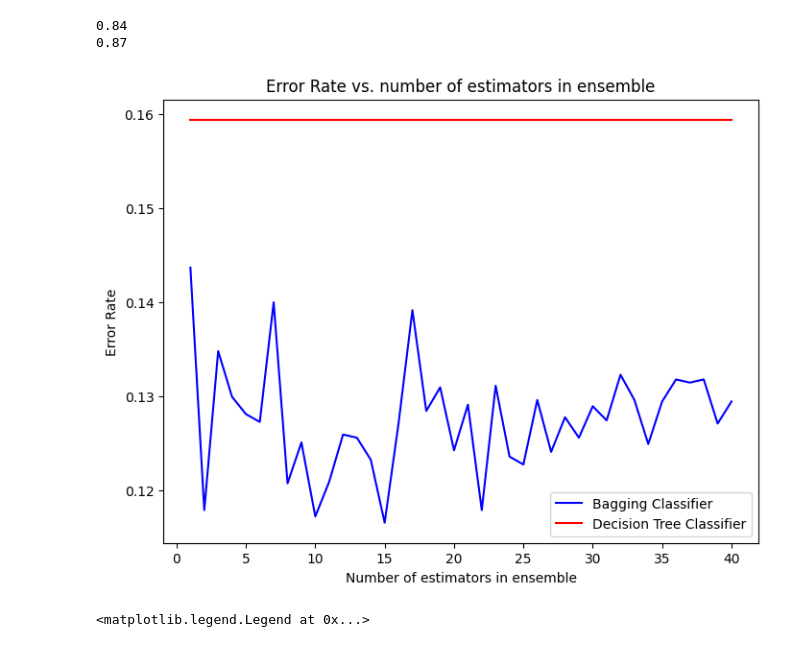
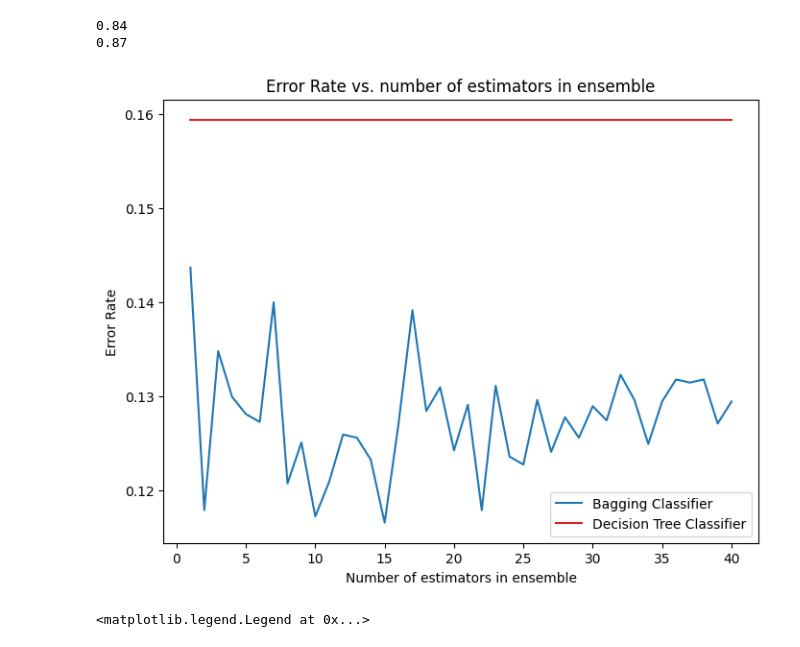
Before and after one commit to rlarg/machine-learning-cw, a Jupyter notebook: activity_recognition_task2_.ipynb, the cells around one changed output. Saved outputs shown, nothing was run; the diff lists cells and outputs as text; code cells hidden in the pictures.

```diff
--- a/activity_recognition_task2_.ipynb
+++ b/activity_recognition_task2_.ipynb
@@ -217,28 +210,16 @@ def bagging_predict(test_data, all_models):
 # %%
-import matplotlib.pyplot as plt
 from sklearn.metrics import zero_one_loss
 from sklearn.ensemble import BaggingClassifier
 
 error_rates = []
+model_range = range(1, 11)
 
-model_range = range(1, 31)
-
-for n_models in model_range:
+for model in model_range:
     bagging_clf = BaggingClassifier(
         estimator=DecisionTreeClassifier(),
-        n_estimators=n_models,
+        n_estimators=model,
         random_state=42
     ).fit(X_tr, y_tr)
-
     y_pred = bagging_clf.predict(X_test)
     error_rate = zero_one_loss(y_test, y_pred)
     error_rates.append(error_rate)
-
-# Plot error rates
-plt.figure(figsize=(10, 6))
-plt.plot(model_range, error_rates)
-plt.xlabel('Number of Base Models')
-plt.ylabel('Error Rate')
-# plt.title('Error Rate vs. Number of Base Models in Bagging')
-# plt.grid(True)
-plt.show()
@@ -304,12 +291,11 @@ accuracy_bagging = []
 accuracy_decision_tree = []
 
 num_models = range(1, 41)
-# print(models_ranges)
 
-for n_models in num_models:
+for models in num_models:
         bagging_clf = BaggingClassifier(
             estimator=DecisionTreeClassifier(random_state=42),
-            n_estimators=n_models
+            n_estimators=models
         ).fit(X_tr, y_tr)
 
         accuracy_bagging.append(bagging_clf.score(X_test, y_test))
@@ -318,7 +304,7 @@ for n_models in num_models:
         error_rate = zero_one_loss(y_test, y_pred)
         error_rates.append(error_rate)
 
-for n_models in num_models:
+for _ in num_models:
     base_model = DecisionTreeClassifier(random_state=42)
     base_model.fit(X_tr, y_tr)
 
@@ -328,7 +314,6 @@ for n_models in num_models:
     error_rate = zero_one_loss(y_test, y_pred)
     base_error_rates.append(error_rate)
 
-
 print()
 # %%
 print(round(np.mean(accuracy_decision_tree) ,2))
@@ -339,15 +324,15 @@ print( round(np.mean(accuracy_bagging),2) )
 # %%
 figure = plt.figure(figsize=(8, 6))
 
-plt.plot(num_models, error_rates, c='b', label='Bagging Classifier')
-plt.plot(num_models, base_error_rates, c='r', label='Decision Tree Classifier')
+plt.plot(num_models, error_rates, c='tab:blue', label='Bagging Classifier')
+plt.plot(num_models, base_error_rates, c='tab:red', label='Decision Tree Classifier')
 plt.xlabel('Number of estimators in ensemble')
 plt.ylabel('Error Rate')
 plt.title('Error Rate vs. number of estimators in ensemble')
 plt.legend(loc='lower right')
 plt.show()
 # %% [output]
-[figure, old version]
+[figure, new version]
 # %%
 # 40
 fig, (ax1, ax2) = plt.subplots(nrows=1, ncols=2, figsize=(8, 6), sharey=True)
```
Also changed, not shown: parts of 9 cells of this notebook, 10 other files.
